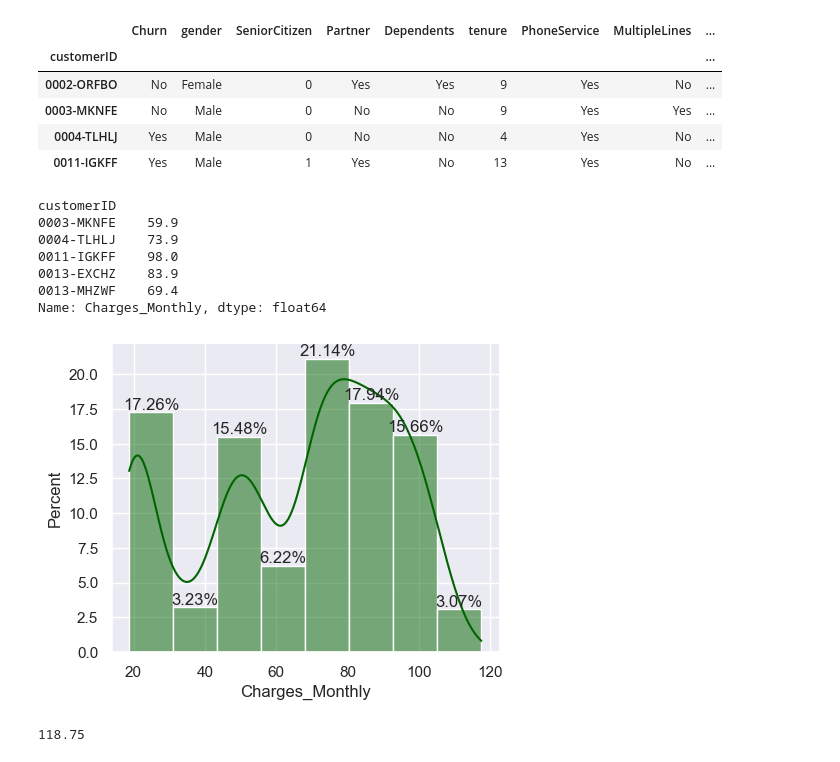
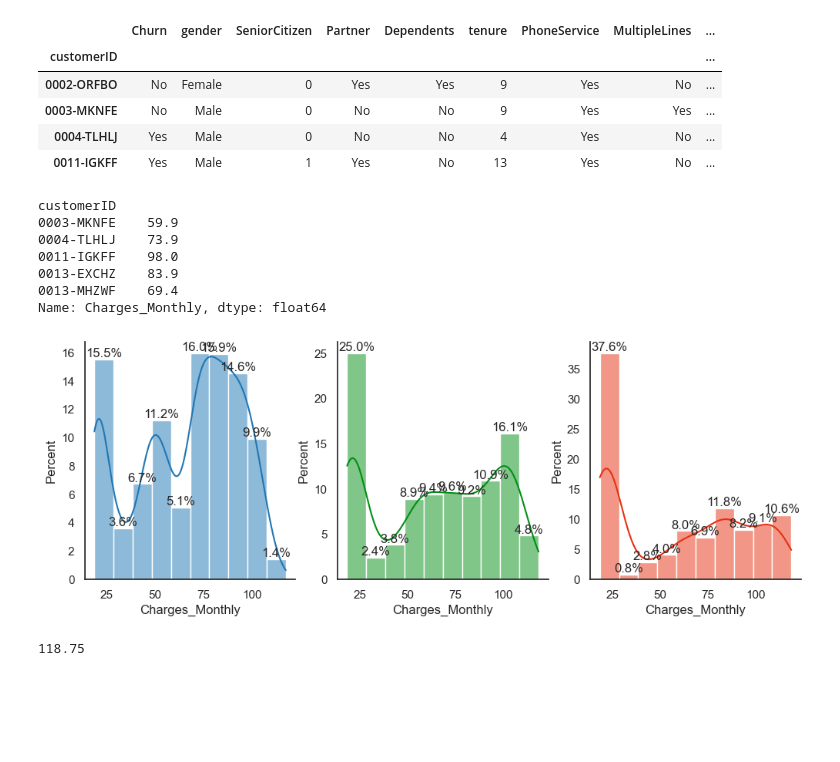
Before and after one commit to Megalonnix/ChallengeTelecomX, a Jupyter notebook: TelecomX_BR.ipynb, the cells around one changed output. Drawn from its saved outputs; the diff is of its cells as text; code cells hidden in the pictures; blank space fills up the shorter version.

Commit message:
Achado padrão a respeito da quantidade de clientes os quais pagam determinada quantia em taxas anuais, bienais ou anuis. Código precisa ser refatorado futuramente.

```diff
--- a/TelecomX_BR.ipynb
+++ b/TelecomX_BR.ipynb
@@ -646,52 +646,89 @@ df.head(4)
 | 0011-IGKFF | Yes | Male | 1 | Yes | No | 13 | Yes | No | ... |
 # %%
 # EXPERIMENTO 01:
-
 
 clients_pagamento_mensal = df['Contract'] == 'Month-to-month'
 valores_pagos = df[clients_pagamento_mensal]['Charges_Monthly']
 
+clients_pagamento_mensal2 = df['Contract'] == 'One year'
+valores_pagos2 = df[clients_pagamento_mensal2]['Charges_Monthly']
+
+clients_pagamento_mensal3 = df['Contract'] == 'Two year'
+valores_pagos3 = df[clients_pagamento_mensal3]['Charges_Monthly']
+
 print(valores_pagos.head(5))
 
 # Construção do Histograma:
-fig, ax1 = plt.subplots(1,1, figsize=(5,4))
+fig, (ax1,ax2, ax3) = plt.subplots(1,3, figsize=(12,4))
 sns.set_theme(style='white')
 
 valores_y_histograma = [
     idx.get_height() for idx in hist_plot.patches]
 
+NUM_CLASSES = 10
+
 hist_plot = sns.histplot(
     data=valores_pagos,
     kde=True,
     ax=ax1,
-    bins=8,
+    bins=NUM_CLASSES,
     element='bars',
     stat='percent',
-    color="darkgreen")
+    color="tab:blue")
+
+hist_plot2 = sns.histplot(
+    data=valores_pagos2,
+    kde=True,
+    ax=ax2,
+    bins=NUM_CLASSES,
+    element='bars',
+    stat='percent',
+    color="#008F13")
+
+hist_plot3 = sns.histplot(
+    data=valores_pagos3,
+    kde=True,
+    ax=ax3,
+    bins=NUM_CLASSES,
+    element='bars',
+    stat='percent',
+    color="#E73010")
 
 for vls_barras in hist_plot.containers:
     ax1.bar_label(vls_barras, labels=[
-            f'{round(vl_individual.get_height(), 2)}%'
+            f'{round(vl_individual.get_height(), 1)}%'
+            for vl_individual in vls_barras
+        ])
+
+for vls_barras in hist_plot2.containers:
+    ax2.bar_label(vls_barras, labels=[
+            f'{round(vl_individual.get_height(), 1)}%'
+            for vl_individual in vls_barras
+        ])
+
+for vls_barras in hist_plot3.containers:
+    ax3.bar_label(vls_barras, labels=[
+            f'{round(vl_individual.get_height(), 1)}%'
             for vl_individual in vls_barras
         ])
 
 sns.despine()
 
 # dict_analise = pd.DataFrame({
 #     'Tipos_Contrato': list(df['Contract']),
 #     'Evasoes': list(df['Churn'])
 # })
 
 # df['Contract']
 # %% [output]
 customerID
 0003-MKNFE    59.9
 0004-TLHLJ    73.9
 0011-IGKFF    98.0
 0013-EXCHZ    83.9
 0013-MHZWF    69.4
 Name: Charges_Monthly, dtype: float64
-[figure, old version]
+[figure, new version]
 # %%
 df['Charges_Monthly'].max() # Estou perguntando o seguinte:
 # Quero saber o seguinte, dessas taxas pagas por pessoas (as taxas mensais),
```
Also changed, not shown: parts of 1 cell of this notebook.
